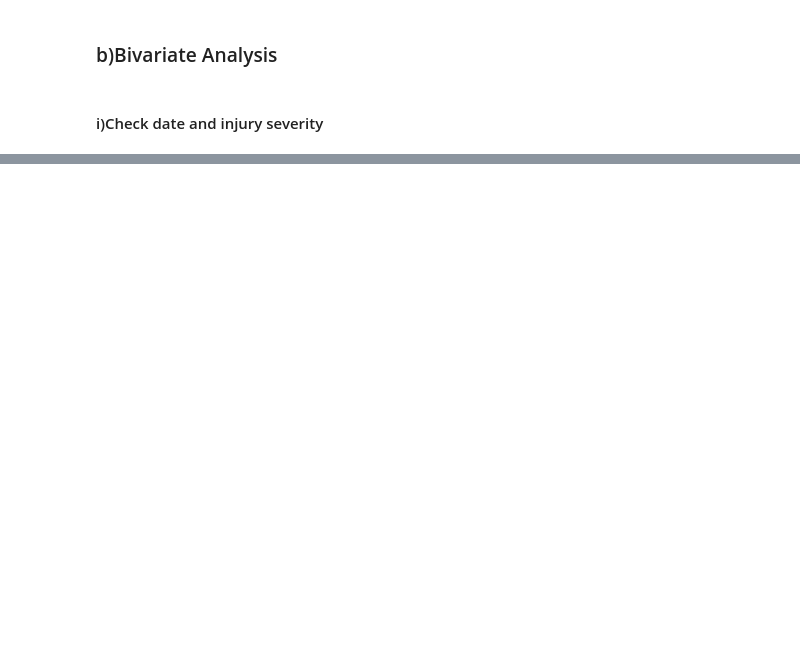
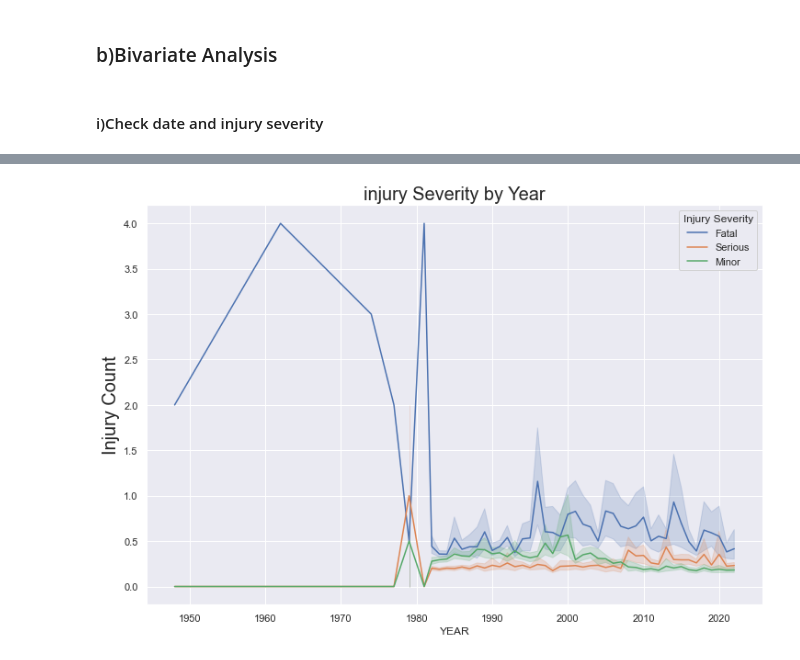
Before and after one commit to GraceMwende/AirCraft_Project, a Jupyter notebook: aviation.ipynb, the cells around one changed output, grey strips where cells are left out. Drawn from its saved outputs; the diff is of its cells as text; code cells hidden in the pictures; blank space fills up the shorter version.

Commit message:
add year vs injury severiy analysis

```diff
--- a/aviation.ipynb
+++ b/aviation.ipynb
@@ -1039,0 +1045,10 @@ plt.xticks(rotation=90);#no noticeable difference in days
+# %%
+sns.lineplot(data=aviation_data,x='YEAR',y='TOTAL_FATAL_INJURIES',label='Fatal');
+sns.lineplot(data=aviation_data,x='YEAR',y='TOTAL_SERIOUS_INJURIES',label='Serious');
+sns.lineplot(data=aviation_data,x='YEAR',y='TOTAL_MINOR_INJURIES',label='Minor');
+
+plt.legend(title='Injury Severity')
+plt.ylabel('Injury Count',fontsize=20)
+plt.title('injury Severity by Year',fontsize=20); # we notice that Fatal injuries are more followed by minor then serious but as from aroud 2008 serious becomes more than minor injuries #why the surge in 1980 though- more accidents in the 80's but a decline as we go on
+# %% [output]
+[figure, added]
```
Also changed, not shown: parts of 19 cells of this notebook.
